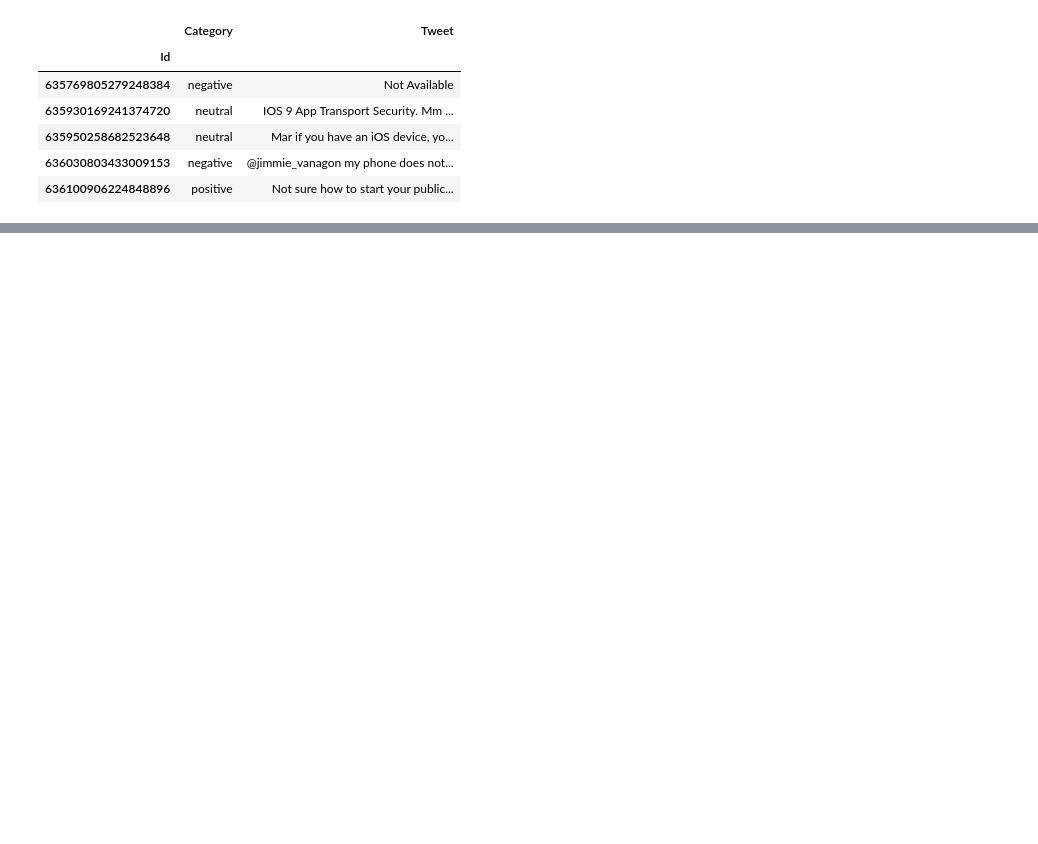
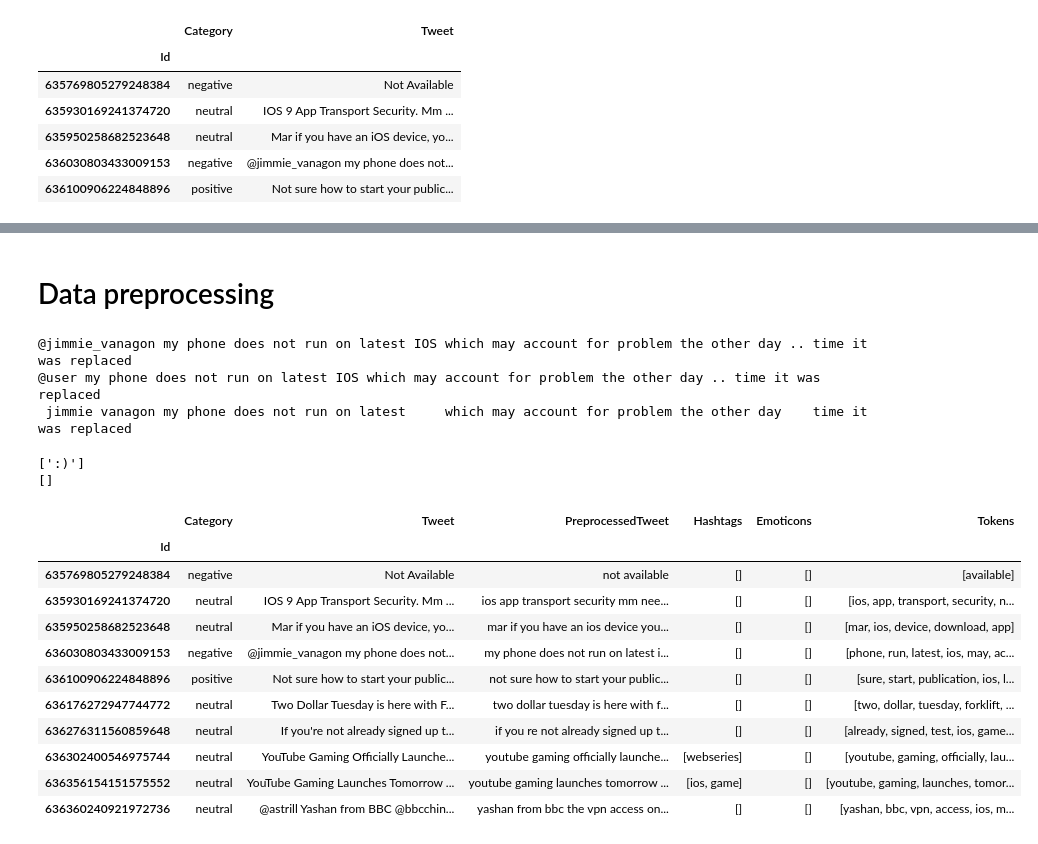
Before and after one commit to TSienki/tweets-sentiment-analysis, a Jupyter notebook: tweets-sentiment-analysis.ipynb, the cells around one changed output, grey strips where cells are left out. Drawn from its saved outputs; the diff is of its cells as text; code cells hidden in the pictures; blank space fills up the shorter version.

Commit message:
Add notebook. First model bag of words, multinomial naive bayes - acc 0.55583

```diff
--- a/tweets-sentiment-analysis.ipynb
+++ b/tweets-sentiment-analysis.ipynb
@@ -33,0 +82,18 @@ Name: Category, dtype: int64
+# %% [markdown]
+# Data preprocessing
+# %%
+def replace_pattern(txt, pattern, replaced_text=""):
+    r = re.findall(pattern, txt)
+    for i in set(r):
+        txt = txt.replace(i, replaced_text)
+    return txt
+
+tweets.iloc[3]["Tweet"]
+
+print(tweets.iloc[3]["Tweet"])
+print(replace_pattern(tweets.iloc[3]["Tweet"], r"@[\w]*", "@user"))
+print(replace_pattern(tweets.iloc[3]["Tweet"], r"[^a-z]", " "))
+# %% [output]
+@jimmie_vanagon my phone does not run on latest IOS which may account for problem the other day .. time it was replaced
+@user my phone does not run on latest IOS which may account for problem the other day .. time it was replaced
+ jimmie vanagon my phone does not run on latest     which may account for problem the other day    time it was replaced
@@ -33,0 +112,55 @@ Name: Category, dtype: int64
+# %%
+stop_words = set(nltk.corpus.stopwords.words('english'))
+
+def remove_stopwords(tokens):
+    return [token for token in tokens if (not token in stop_words and len(token) > 2)]
+# %%
+RE_EMOTICONS = re.compile("(:-?\))|(:p)|(:d+)|(:-?\()|(:/)|(;-?\))|(<3)|(=\))|(\)-?:)|(:'\()|(8\))")
+text = "Look @Qualcomm I found the 1st #Snapdragon Phone in my stuff from #Toshiba and @Microsoft. Still Working :)"
+print(["".join(emot) for emot in RE_EMOTICONS.findall(text)])
+text = "Not Available"
+print(["".join(emot) for emot in RE_EMOTICONS.findall(text)])
+# %% [output]
+[':)']
+[]
+# %%
+def prepare_data(data):
+    data["PreprocessedTweet"] = None
+    data["Hashtags"] = None
+    data["Emoticons"] = None
+    data["Tokens"] = None
+
+    for index, row in data.iterrows():
+        tweet = row["Tweet"]
+        prepared_tweet = tweet.lower().strip()
+        prepared_tweet = replace_pattern(prepared_tweet, r"http[\w:/.]*")
+        emots = ["".join(emot) for emot in RE_EMOTICONS.findall(prepared_tweet)]
+
+        prepared_tweet = replace_pattern(prepared_tweet, r"@[\w]*")
+        prepared_tweet, hashtags = remove_hashtag(prepared_tweet)
+        prepared_tweet = replace_pattern(prepared_tweet, r"[^a-z]", " ")
+
+        tokens = nltk.word_tokenize(prepared_tweet)
+        tokens = remove_stopwords(tokens)
+
+        row["PreprocessedTweet"] = prepared_tweet
+        row["Hashtags"] = hashtags
+        row["Emoticons"] = emots
+        row["Tokens"] = tokens + emots
+    return data
+# %%
+tweets = prepare_data(tweets)
+tweets.head(10)
+# %% [output]
+|  | Category | Tweet | PreprocessedTweet | Hashtags | Emoticons | Tokens |
+| Id |  |  |  |  |  |  |
+| 635769805279248384 | negative | Not Available | not available | [] | [] | [available] |
+| 635930169241374720 | neutral | IOS 9 App Transport Security. Mm ... | ios app transport security mm nee... | [] | [] | [ios, app, transport, security, n... |
+| 635950258682523648 | neutral | Mar if you have an iOS device, yo... | mar if you have an ios device you... | [] | [] | [mar, ios, device, download, app] |
+| 636030803433009153 | negative | @jimmie_vanagon my phone does not... | my phone does not run on latest i... | [] | [] | [phone, run, latest, ios, may, ac... |
+| 636100906224848896 | positive | Not sure how to start your public... | not sure how to start your public... | [] | [] | [sure, start, publication, ios, l... |
+| 636176272947744772 | neutral | Two Dollar Tuesday is here with F... | two dollar tuesday is here with f... | [] | [] | [two, dollar, tuesday, forklift, ... |
+| 636276311560859648 | neutral | If you're not already signed up t... | if you re not already signed up t... | [] | [] | [already, signed, test, ios, game... |
+| 636302400546975744 | neutral | YouTube Gaming Officially Launche... | youtube gaming officially launche... | [webseries] | [] | [youtube, gaming, officially, lau... |
+| 636356154151575552 | neutral | YouTube Gaming Launches Tomorrow ... | youtube gaming launches tomorrow ... | [ios, game] | [] | [youtube, gaming, launches, tomor... |
+| 636360240921972736 | neutral | @astrill Yashan from BBC @bbcchin... | yashan from bbc the vpn access on... | [] | [] | [yashan, bbc, vpn, access, ios, m... |
```
Also changed, not shown: parts of 19 cells of this notebook, 1 other file.
